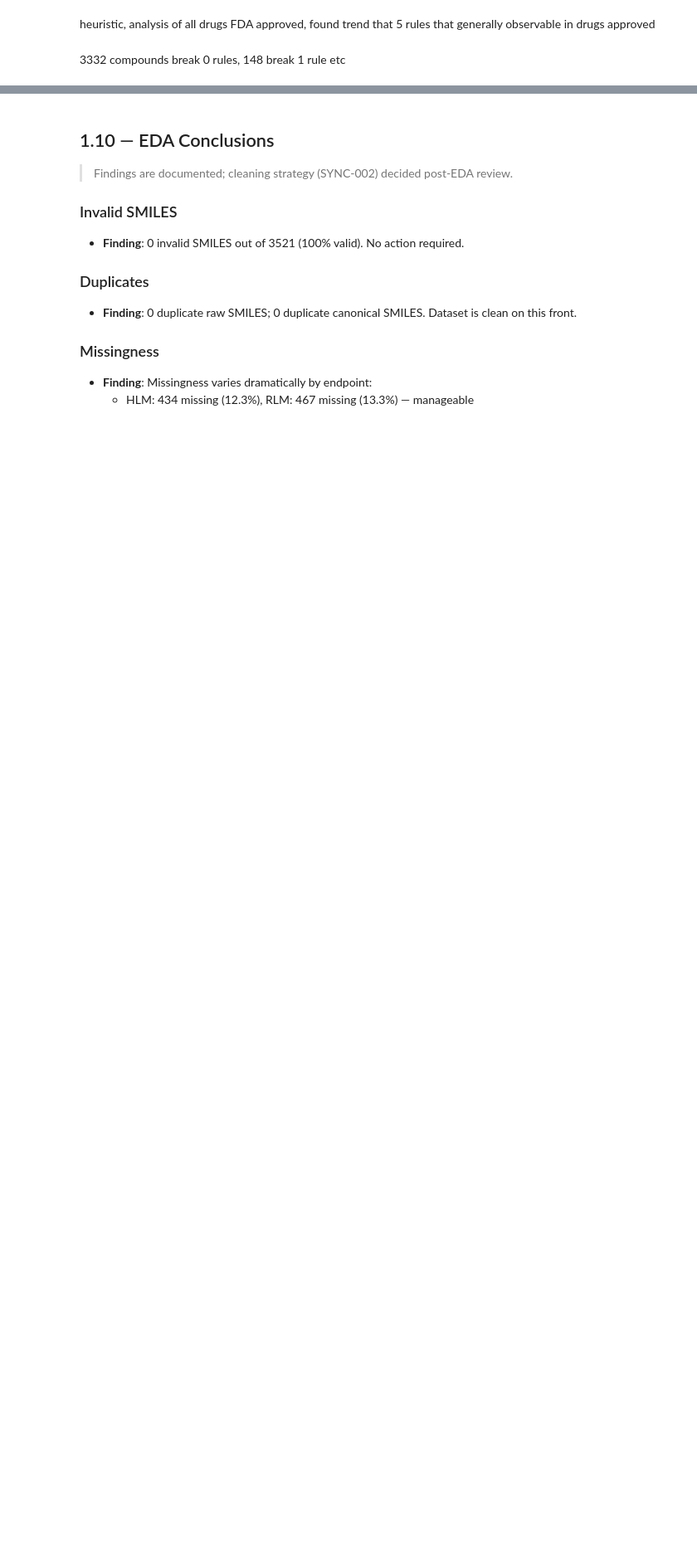
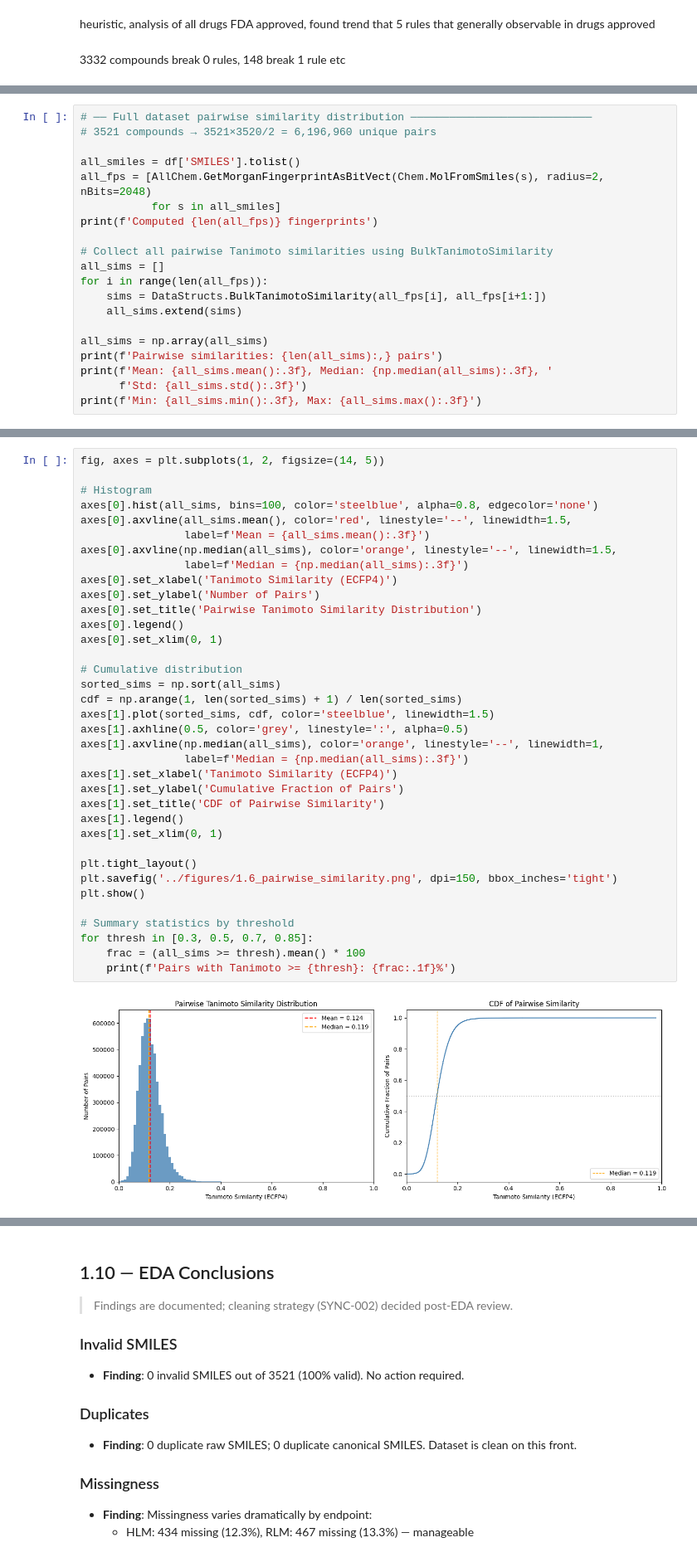
Before and after one commit to Zarif-S/uniq-plus-data-quantity-noise-qsar, a Jupyter notebook: notebooks/01_adme_eda_baseline.ipynb, the cells around one changed output, grey strips where cells are left out. Shown at 83% size. Cells and saved outputs as stored; diff of their text form; blank space fills up the shorter version.

```diff
--- a/notebooks/01_adme_eda_baseline.ipynb
+++ b/notebooks/01_adme_eda_baseline.ipynb
@@ -455,0 +523,20 @@ heuristic, analysis of all drugs FDA approved, found trend that 5 rules that gen
+# %%
+# ── Full dataset pairwise similarity distribution ────────────────────────────
+# 3521 compounds → 3521×3520/2 = 6,196,960 unique pairs
+
+all_smiles = df['SMILES'].tolist()
+all_fps = [AllChem.GetMorganFingerprintAsBitVect(Chem.MolFromSmiles(s), radius=2, nBits=2048)
+           for s in all_smiles]
+print(f'Computed {len(all_fps)} fingerprints')
+
+# Collect all pairwise Tanimoto similarities using BulkTanimotoSimilarity
+all_sims = []
+for i in range(len(all_fps)):
+    sims = DataStructs.BulkTanimotoSimilarity(all_fps[i], all_fps[i+1:])
+    all_sims.extend(sims)
+
+all_sims = np.array(all_sims)
+print(f'Pairwise similarities: {len(all_sims):,} pairs')
+print(f'Mean: {all_sims.mean():.3f}, Median: {np.median(all_sims):.3f}, '
+      f'Std: {all_sims.std():.3f}')
+print(f'Min: {all_sims.min():.3f}, Max: {all_sims.max():.3f}')
@@ -455,0 +548,38 @@ heuristic, analysis of all drugs FDA approved, found trend that 5 rules that gen
+# %%
+fig, axes = plt.subplots(1, 2, figsize=(14, 5))
+
+# Histogram
+axes[0].hist(all_sims, bins=100, color='steelblue', alpha=0.8, edgecolor='none')
+axes[0].axvline(all_sims.mean(), color='red', linestyle='--', linewidth=1.5,
+                label=f'Mean = {all_sims.mean():.3f}')
+axes[0].axvline(np.median(all_sims), color='orange', linestyle='--', linewidth=1.5,
+                label=f'Median = {np.median(all_sims):.3f}')
+axes[0].set_xlabel('Tanimoto Similarity (ECFP4)')
+axes[0].set_ylabel('Number of Pairs')
+axes[0].set_title('Pairwise Tanimoto Similarity Distribution')
+axes[0].legend()
+axes[0].set_xlim(0, 1)
+
+# Cumulative distribution
+sorted_sims = np.sort(all_sims)
+cdf = np.arange(1, len(sorted_sims) + 1) / len(sorted_sims)
+axes[1].plot(sorted_sims, cdf, color='steelblue', linewidth=1.5)
+axes[1].axhline(0.5, color='grey', linestyle=':', alpha=0.5)
+axes[1].axvline(np.median(all_sims), color='orange', linestyle='--', linewidth=1,
+                label=f'Median = {np.median(all_sims):.3f}')
+axes[1].set_xlabel('Tanimoto Similarity (ECFP4)')
+axes[1].set_ylabel('Cumulative Fraction of Pairs')
+axes[1].set_title('CDF of Pairwise Similarity')
+axes[1].legend()
+axes[1].set_xlim(0, 1)
+
+plt.tight_layout()
+plt.savefig('../figures/1.6_pairwise_similarity.png', dpi=150, bbox_inches='tight')
+plt.show()
+
+# Summary statistics by threshold
+for thresh in [0.3, 0.5, 0.7, 0.85]:
+    frac = (all_sims >= thresh).mean() * 100
+    print(f'Pairs with Tanimoto >= {thresh}: {frac:.1f}%')
+# %% [output]
+[figure, added]
```
Also changed, not shown: parts of 47 cells of this notebook, 42 other files.
